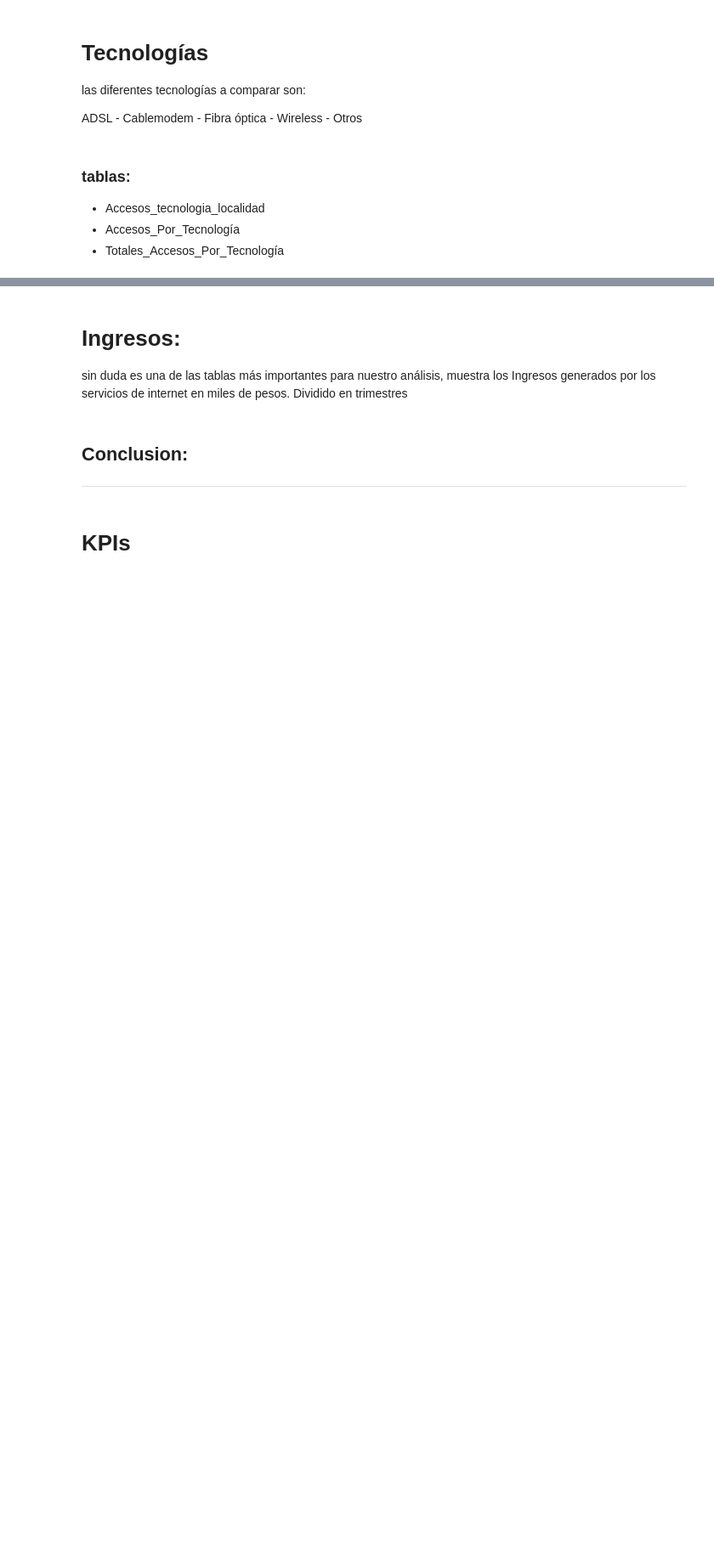
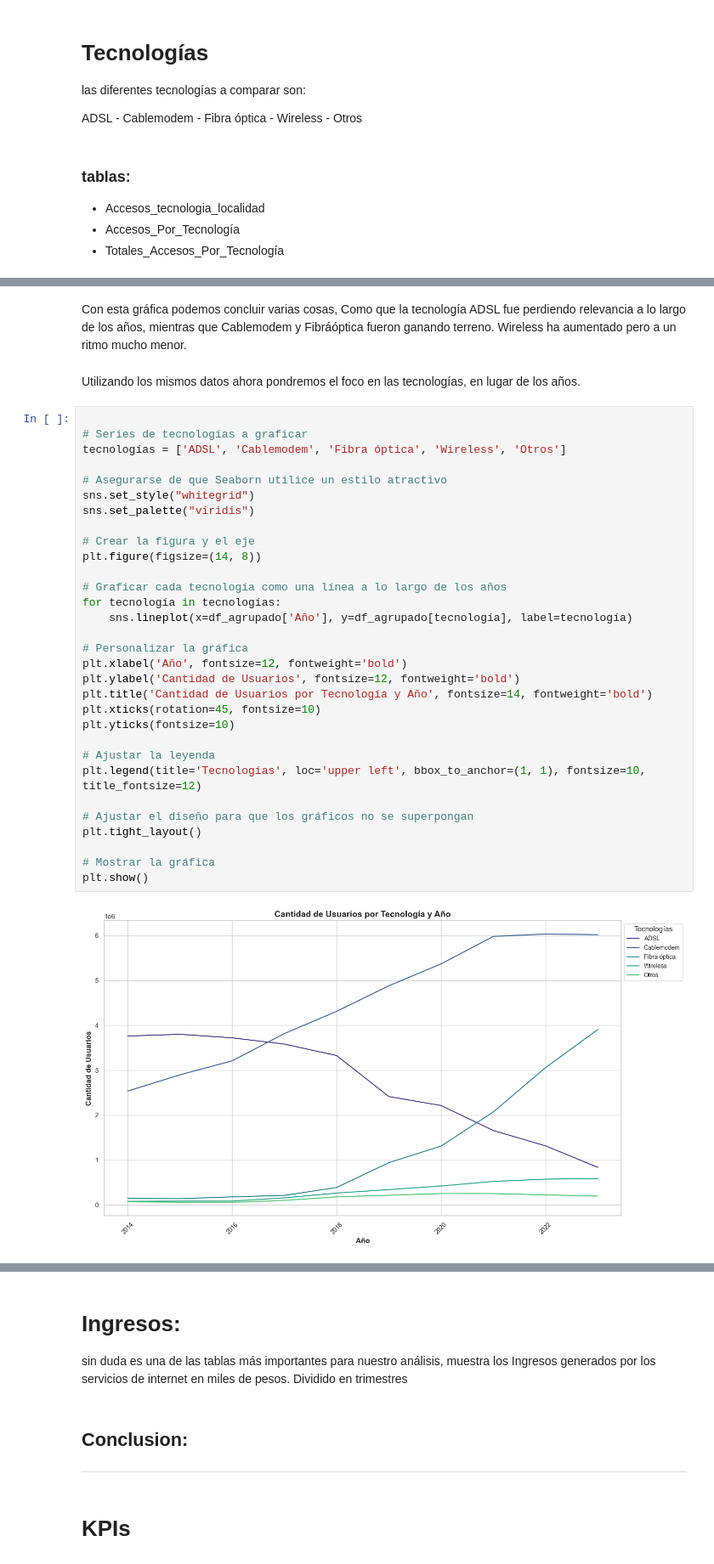
Before and after one commit to federicopiparo/Proyecto-Individual-N-2---Piparo-Federico, a Jupyter notebook: proyecto individual EDA -Federico piapro/EDA.ipynb, the cells around one changed output, grey strips where cells are left out. Shown at 85% size. Drawn from its saved outputs; the diff is of its cells as text; blank space fills up the shorter version.

```diff
--- a/proyecto individual EDA -Federico piapro/EDA.ipynb
+++ b/proyecto individual EDA -Federico piapro/EDA.ipynb
@@ -369,0 +481,37 @@ tablas:
+# %% [markdown]
+Con esta gráfica podemos concluir varias cosas, Como que la tecnología ADSL fue perdiendo relevancia a lo largo de los años, mientras que Cablemodem y Fibráóptica fueron ganando terreno. Wireless ha aumentado pero a un ritmo mucho menor.
+# %% [markdown]
+Utilizando los mismos datos ahora pondremos el foco en las tecnologías, en lugar de los años.
+# %%
+
+# Series de tecnologías a graficar
+tecnologías = ['ADSL', 'Cablemodem', 'Fibra óptica', 'Wireless', 'Otros']
+
+# Asegurarse de que Seaborn utilice un estilo atractivo
+sns.set_style("whitegrid")
+sns.set_palette("viridis")
+
+# Crear la figura y el eje
+plt.figure(figsize=(14, 8))
+
+# Graficar cada tecnología como una línea a lo largo de los años
+for tecnología in tecnologías:
+    sns.lineplot(x=df_agrupado['Año'], y=df_agrupado[tecnología], label=tecnología)
+
+# Personalizar la gráfica
+plt.xlabel('Año', fontsize=12, fontweight='bold')
+plt.ylabel('Cantidad de Usuarios', fontsize=12, fontweight='bold')
+plt.title('Cantidad de Usuarios por Tecnología y Año', fontsize=14, fontweight='bold')
+plt.xticks(rotation=45, fontsize=10)
+plt.yticks(fontsize=10)
+
+# Ajustar la leyenda
+plt.legend(title='Tecnologías', loc='upper left', bbox_to_anchor=(1, 1), fontsize=10, title_fontsize=12)
+
+# Ajustar el diseño para que los gráficos no se superpongan
+plt.tight_layout()
+
+# Mostrar la gráfica
+plt.show()
+# %% [output]
+[figure, added]
```
Also changed, not shown: parts of 12 cells of this notebook.
